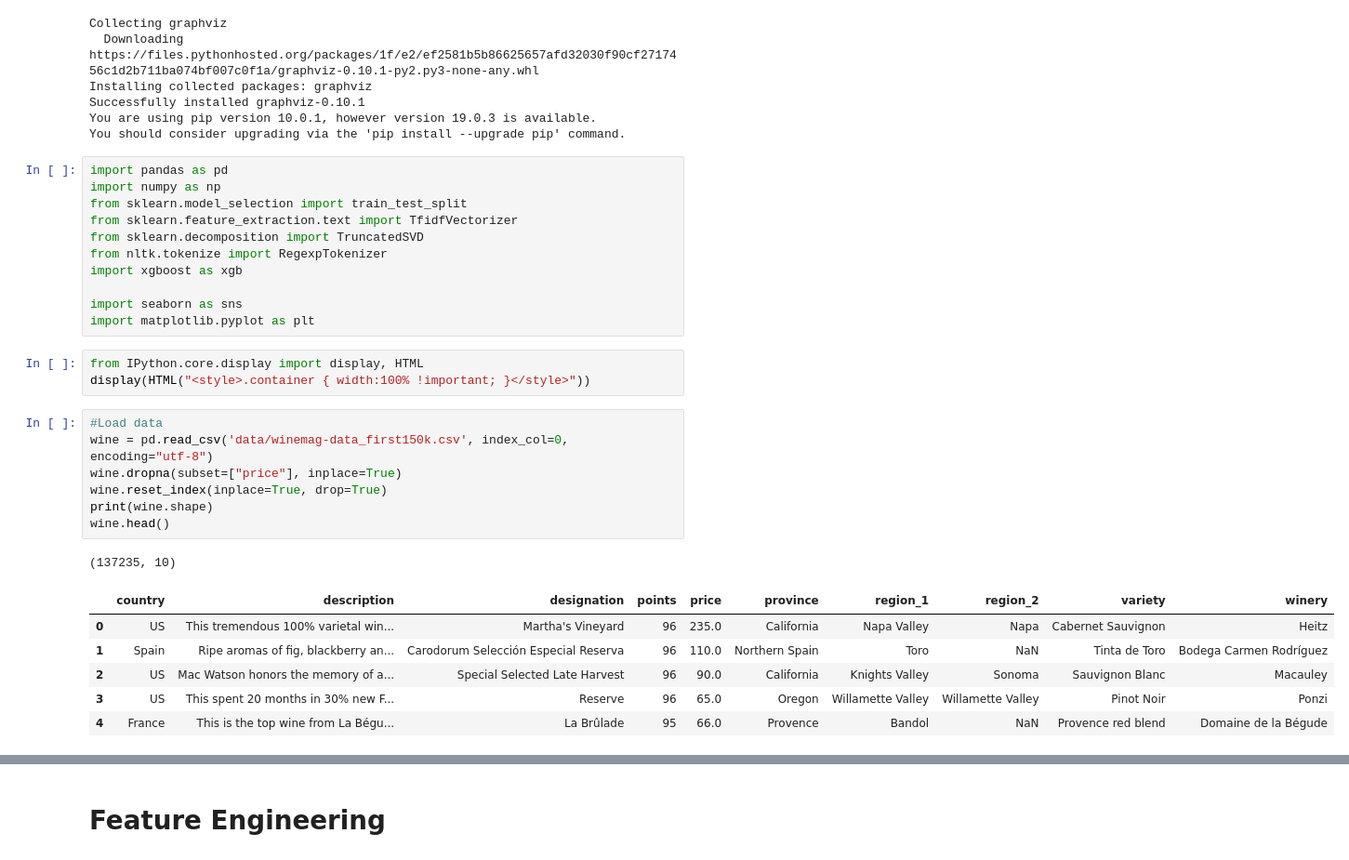
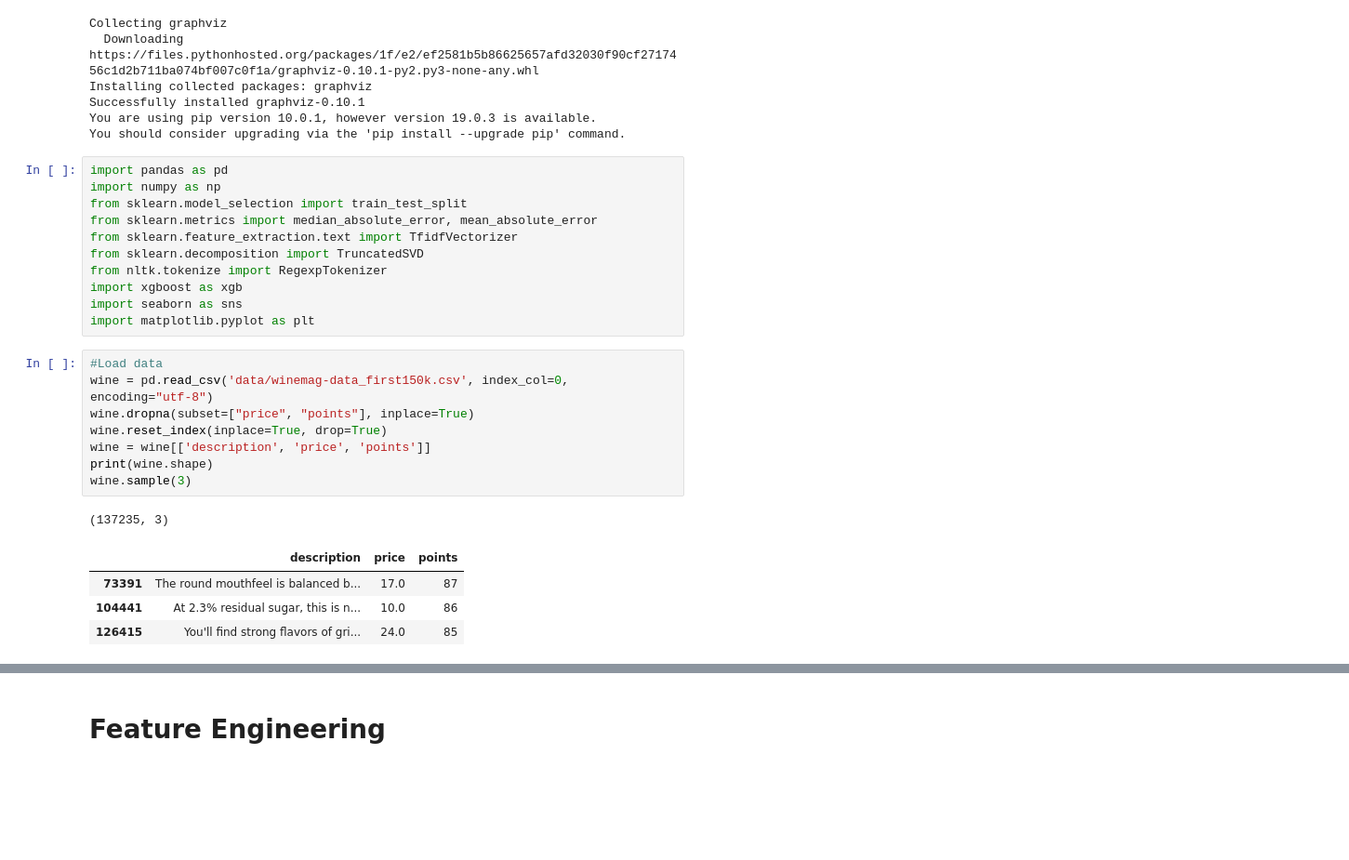
Before and after one commit to statisticianinstilettos/wine_quality_predictions, a Jupyter notebook: wine_analysis.ipynb, the cells around one changed output, grey strips where cells are left out. Shown at 93% size. Cells and saved outputs as stored; diff of their text form; blank space fills up the shorter version.

```diff
--- a/wine_analysis.ipynb
+++ b/wine_analysis.ipynb
@@ -39,28 +39,24 @@ You should consider upgrading via the 'pip install --upgrade pip' command.
 import pandas as pd
 import numpy as np
 from sklearn.model_selection import train_test_split
+from sklearn.metrics import median_absolute_error, mean_absolute_error
 from sklearn.feature_extraction.text import TfidfVectorizer
 from sklearn.decomposition import TruncatedSVD
 from nltk.tokenize import RegexpTokenizer
 import xgboost as xgb
-
 import seaborn as sns
 import matplotlib.pyplot as plt
-# %%
-from IPython.core.display import display, HTML
-display(HTML("<style>.container { width:100% !important; }</style>"))
 # %%
 #Load data
 wine = pd.read_csv('data/winemag-data_first150k.csv', index_col=0, encoding="utf-8")
-wine.dropna(subset=["price"], inplace=True)
+wine.dropna(subset=["price", "points"], inplace=True)
 wine.reset_index(inplace=True, drop=True)
+wine = wine[['description', 'price', 'points']]
 print(wine.shape)
-wine.head()
+wine.sample(3)
 # %% [output]
-(137235, 10)
+(137235, 3)
-|  | country | description | designation | points | price | province | region_1 | region_2 | variety | winery |
-| 0 | US | This tremendous 100% varietal win... | Martha's Vineyard | 96 | 235.0 | California | Napa Valley | Napa | Cabernet Sauvignon | Heitz |
-| 1 | Spain | Ripe aromas of fig, blackberry an... | Carodorum Selección Especial Reserva | 96 | 110.0 | Northern Spain | Toro | NaN | Tinta de Toro | Bodega Carmen Rodríguez |
-| 2 | US | Mac Watson honors the memory of a... | Special Selected Late Harvest | 96 | 90.0 | California | Knights Valley | Sonoma | Sauvignon Blanc | Macauley |
-| 3 | US | This spent 20 months in 30% new F... | Reserve | 96 | 65.0 | Oregon | Willamette Valley | Willamette Valley | Pinot Noir | Ponzi |
-| 4 | France | This is the top wine from La Bégu... | La Brûlade | 95 | 66.0 | Provence | Bandol | NaN | Provence red blend | Domaine de la Bégude |
+|  | description | price | points |
+| 73391 | The round mouthfeel is balanced b... | 17.0 | 87 |
+| 104441 | At 2.3% residual sugar, this is n... | 10.0 | 86 |
+| 126415 | You'll find strong flavors of gri... | 24.0 | 85 |
```
Also changed, not shown: parts of 19 cells of this notebook.
